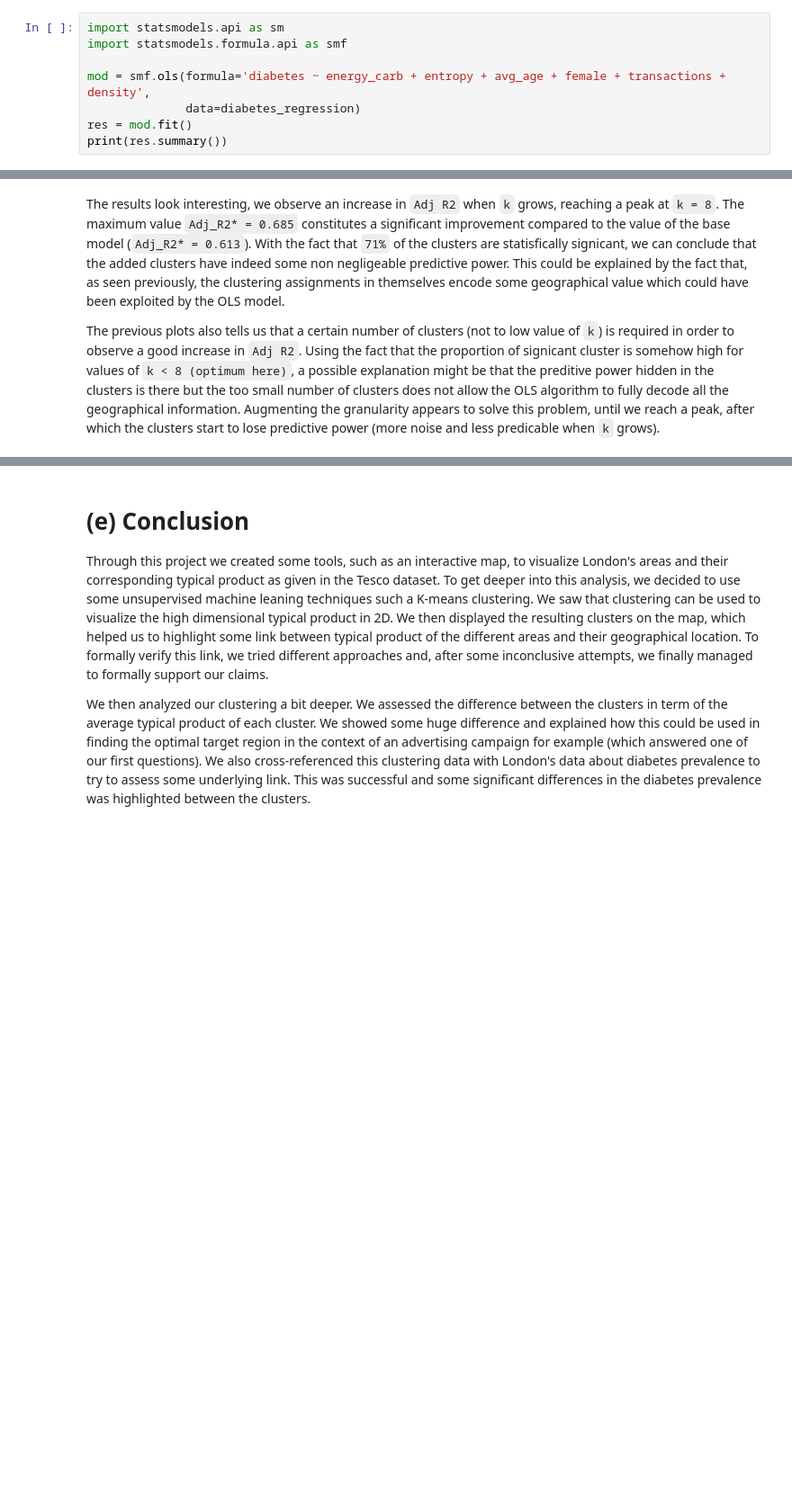
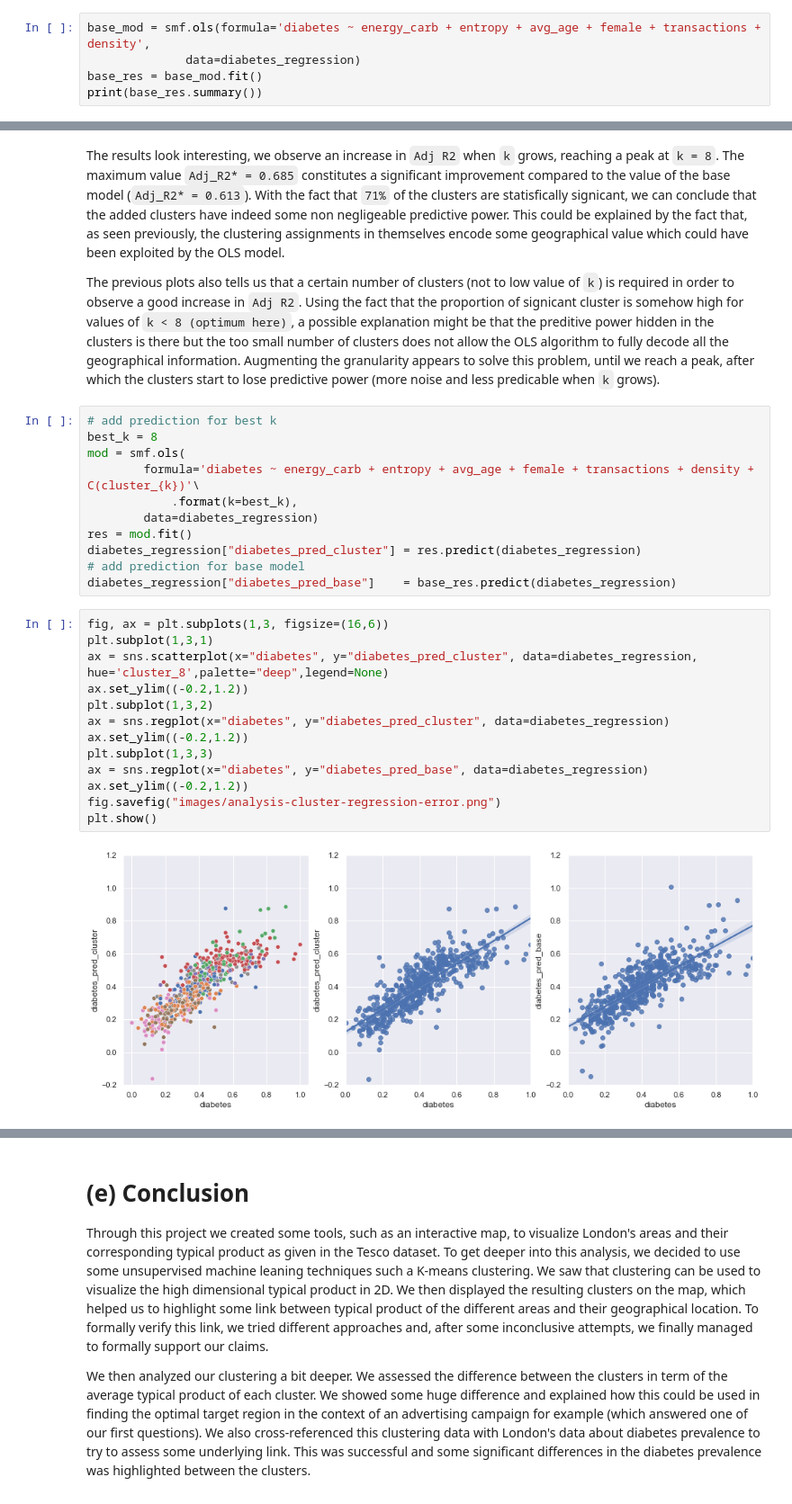
Before and after one commit to epfl-ada/ada-2020-project-milestone-p3-p3_pleutre, a Jupyter notebook: Extension.ipynb, the cells around one changed output, grey strips where cells are left out. Shown at 90% size. Drawn from its saved outputs; the diff is of its cells as text; blank space fills up the shorter version.

Commit message:
add last plot + rename notebook and clean

````diff
--- a/Merged.ipynb
+++ b/Extension.ipynb
@@ -1007,13 +1005,10 @@ This is confirmed : there is a significant difference between all clusters (p-va
 ### Replication : Table 2 (OLS on the number of diabetes prevalence)
 We are ready to perform the actual regression task. Will first try to replicate the model summarised in table 2 of the Tesco paper in order to have a comparison basis
 # %%
-import statsmodels.api as sm
-import statsmodels.formula.api as smf
-
-mod = smf.ols(formula='diabetes ~ energy_carb + entropy + avg_age + female + transactions + density',
+base_mod = smf.ols(formula='diabetes ~ energy_carb + entropy + avg_age + female + transactions + density',
               data=diabetes_regression)
-res = mod.fit()
-print(res.summary())
+base_res = base_mod.fit()
+print(base_res.summary())
 # %% [output]
                             OLS Regression Results
 ==============================================================================
@@ -1114,3 +1109,29 @@ plt.show()
 The results look interesting, we observe an increase in ```Adj R2``` when ```k``` grows, reaching a peak at ```k = 8```. The maximum value ```Adj_R2* = 0.685``` constitutes a significant improvement compared to the value of the base model (```Adj_R2* = 0.613```). With the fact that ```71%``` of the clusters are statisfically signicant, we can conclude that the added clusters have indeed some non negligeable predictive power. This could be explained by the fact that, as seen previously, the clustering assignments in themselves encode some geographical value which could have been exploited by the OLS model.
 
 The previous plots also tells us that a certain number of clusters (not to low value of ```k```) is required in order to observe a good increase in ```Adj R2```. Using the fact that the proportion of signicant cluster is somehow high for values of ```k < 8 (optimum here)```, a possible explanation might be that the preditive power hidden in the clusters is there but the too small number of clusters does not allow the OLS algorithm to fully decode all the geographical information. Augmenting the granularity appears to solve this problem, until we reach a peak, after which the clusters start to lose predictive power (more noise and less predicable when ```k``` grows).
+# %%
+# add prediction for best k
+best_k = 8
+mod = smf.ols(
+        formula='diabetes ~ energy_carb + entropy + avg_age + female + transactions + density + C(cluster_{k})'\
+            .format(k=best_k),
+        data=diabetes_regression)
+res = mod.fit()
+diabetes_regression["diabetes_pred_cluster"] = res.predict(diabetes_regression)
+# add prediction for base model
+diabetes_regression["diabetes_pred_base"]    = base_res.predict(diabetes_regression)
+# %%
+fig, ax = plt.subplots(1,3, figsize=(16,6))
+plt.subplot(1,3,1)
+ax = sns.scatterplot(x="diabetes", y="diabetes_pred_cluster", data=diabetes_regression, hue='cluster_8',palette="deep",legend=None)
+ax.set_ylim((-0.2,1.2))
+plt.subplot(1,3,2)
+ax = sns.regplot(x="diabetes", y="diabetes_pred_cluster", data=diabetes_regression)
+ax.set_ylim((-0.2,1.2))
+plt.subplot(1,3,3)
+ax = sns.regplot(x="diabetes", y="diabetes_pred_base", data=diabetes_regression)
+ax.set_ylim((-0.2,1.2))
+fig.savefig("images/analysis-cluster-regression-error.png")
+plt.show()
+# %% [output]
+[figure, added]
````
Also changed, not shown: parts of 8 cells of this notebook, 9 other files.
